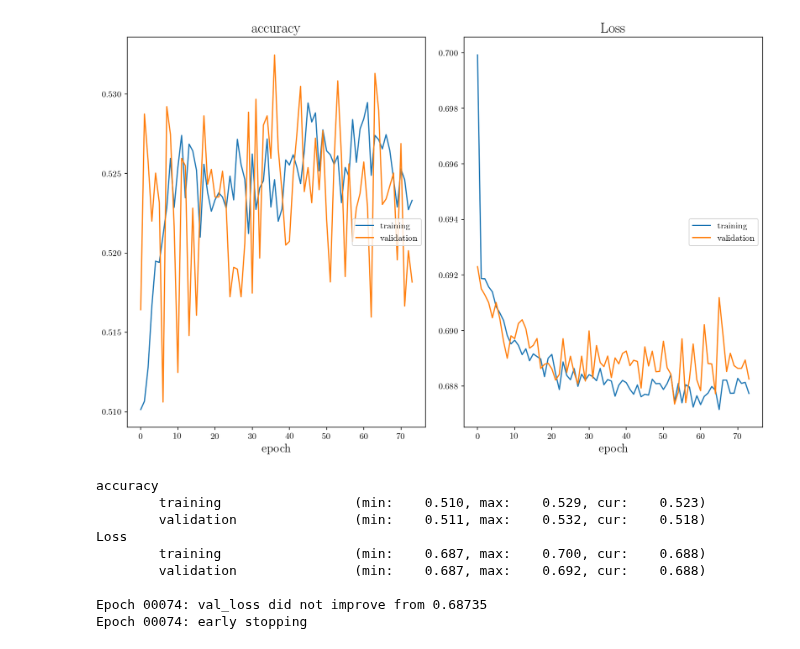
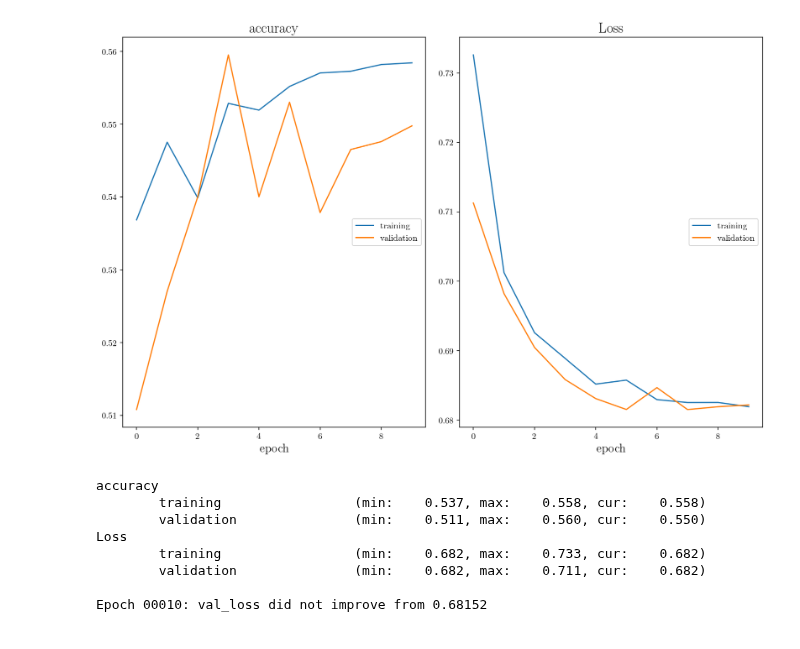
Before and after one commit to hep-lbdl/GaiaCWoLa, a Jupyter notebook: train.ipynb, the cells around one changed output. Cells and saved outputs as stored; diff of their text form; code cells hidden in the pictures.

Commit message:
Plotting updates; saving model architecture & weights

```diff
--- a/train.ipynb
+++ b/train.ipynb
@@ -27,6 +13,6 @@ coreClock: 0.954GHz coreCount: 1 deviceMemorySize: 1.95GiB deviceMemoryBandwidth
 # %%
 stream = "gd1_tail"
 # %%
-df = load_file(stream = stream, percent_bkg = 10)
+df = load_file(stream = stream, percent_bkg = 1)
 # %% [output]
 Before reduction, stream stars make up 0.039% of the dataset.
@@ -63,7 +49,7 @@ x_test = sc.transform(x_test)
 x_val = sc.transform(x_val)
 # %%
 ### Define model architecture
-layer_size = 64
+layer_size = 128
 dropout = 0.2
 reg = regularizers.l2(1e-2)
 
@@ -123,23 +120,22 @@ _________________________________________________________________
 # %%
 ### Train!
 history = model.fit(x_train, y_train,
-                    epochs=100,
+                    epochs=10,
                     batch_size=32,
                     validation_data=(x_val,y_val),
                     callbacks = [PlotLossesKeras(),checkpoint,early_stopping],
                     verbose = 2,
                    )
 # %% [output]
-[figure, old version]
+[figure, new version]
 accuracy
-        training                 (min:    0.510, max:    0.529, cur:    0.523)
-        validation               (min:    0.511, max:    0.532, cur:    0.518)
+        training                 (min:    0.537, max:    0.558, cur:    0.558)
+        validation               (min:    0.511, max:    0.560, cur:    0.550)
 Loss
-        training                 (min:    0.687, max:    0.700, cur:    0.688)
-        validation               (min:    0.687, max:    0.692, cur:    0.688)
+        training                 (min:    0.682, max:    0.733, cur:    0.682)
+        validation               (min:    0.682, max:    0.711, cur:    0.682)
 
-Epoch 00074: val_loss did not improve from 0.68735
-Epoch 00074: early stopping
+Epoch 00010: val_loss did not improve from 0.68152
 # %%
 ### Load best weights
 model.load_weights("weights.h5")
```
Also changed, not shown: parts of 6 cells of this notebook, 2 other files.
